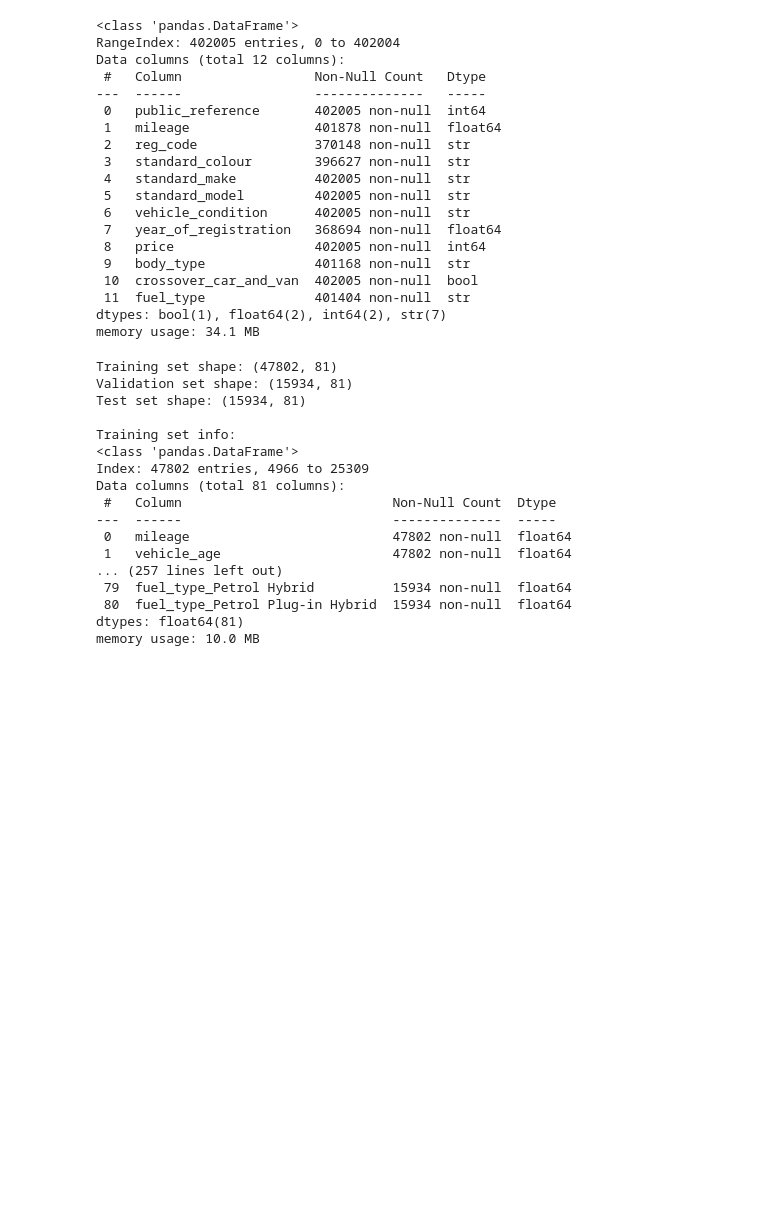
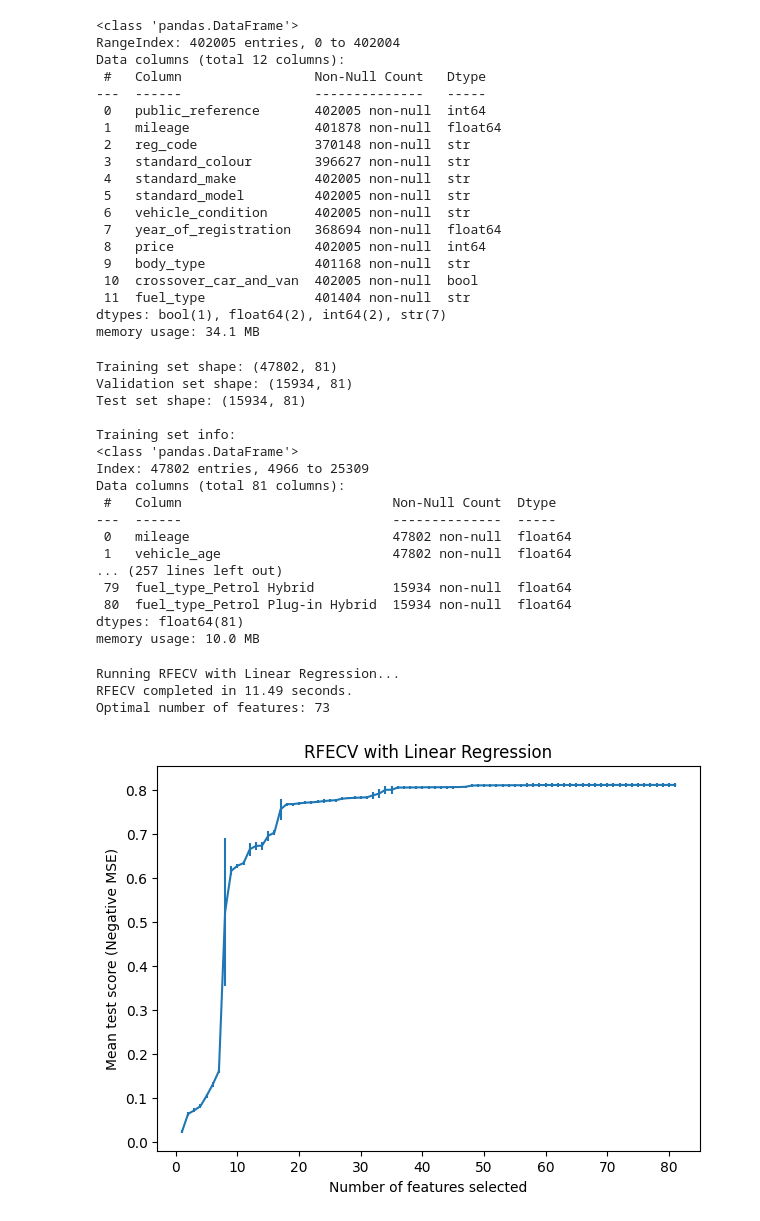
Before and after one commit to Ashwashhere/AdvancedMachineLearning_CarValuation, a Jupyter notebook: notebook.ipynb, the cells around one changed output. Drawn from its saved outputs; the diff is of its cells as text; code cells hidden in the pictures; blank space fills up the shorter version.

Commit message:
Implemented Recursive Feature Selection

```diff
--- a/notebook.ipynb
+++ b/notebook.ipynb
@@ -227,3 +230,77 @@ Data columns (total 81 columns):
  80  fuel_type_Petrol Plug-in Hybrid  15934 non-null  float64
 dtypes: float64(81)
 memory usage: 10.0 MB
+# %%
+# Automated Feature Selection
+
+# Data for feature selection
+X_train_fs = X_train_final
+y_train_fs = y_train
+
+# Define Linear Regression for feature selection
+model = LinearRegression()
+
+
+# Recursive Feature Elimination (RFECV)
+print("Running RFECV with Linear Regression...")
+start_time = time.time()
+
+# Use step=1 to evaluate dropping one feature at a time
+rfe_selector = RFECV(model, step=1, cv=5, n_jobs=-1)
+rfe_selector.fit(X_train_fs, y_train_fs)
+
+print(f"RFECV completed in {time.time() - start_time:.2f} seconds.")
+print(f"Optimal number of features: {rfe_selector.n_features_}")
+
+# Plotting using error bars
+n_scores = len(rfe_selector.cv_results_["mean_test_score"])
+fig, ax = plt.subplots(figsize=(7,5))
+ax.errorbar(
+    range(1, n_scores + 1),
+    rfe_selector.cv_results_["mean_test_score"],
+    yerr=rfe_selector.cv_results_["std_test_score"],
+)
+ax.set_xlabel("Number of features selected")
+ax.set_ylabel("Mean test score (Negative MSE)")
+ax.set_title("RFECV with Linear Regression")
+plt.show()
+
+# Extract features
+rfecv_features = rfe_selector.get_feature_names_out().tolist()
+
+
+
+# Sequential Feature Selection (SFS)
+print("\nRunning Forward SFS with Linear Regression...")
+start_time = time.time()
+
+# Initialise SFS
+sfs_forward = SequentialFeatureSelector(
+    model,
+    n_features_to_select='auto',
+    direction="forward",
+    tol=0.05,
+    cv=5,
+    n_jobs=-1
+).fit(X_train_fs, y_train_fs)
+
+print(f"SFS completed in {time.time() - start_time:.2f} seconds.")
+
+# Extract features
+sfs_features = sfs_forward.get_feature_names_out().tolist()
+
+
+# 5. Review the Outputs
+print("\n--- Selected Features ---")
+print(f"RFECV selected {len(rfecv_features)} features.")
+print(f"SFS selected {len(sfs_features)} features.")
+
+# Find overlapping features
+common_features = list(set(rfecv_features).intersection(set(sfs_features)))
+print(f"\nCommon features selected by both ({len(common_features)}):")
+print(common_features)
+# %% [output]
+Running RFECV with Linear Regression...
+RFECV completed in 11.49 seconds.
+Optimal number of features: 73
+[figure, added]
```
Also changed, not shown: parts of 2 cells of this notebook.
